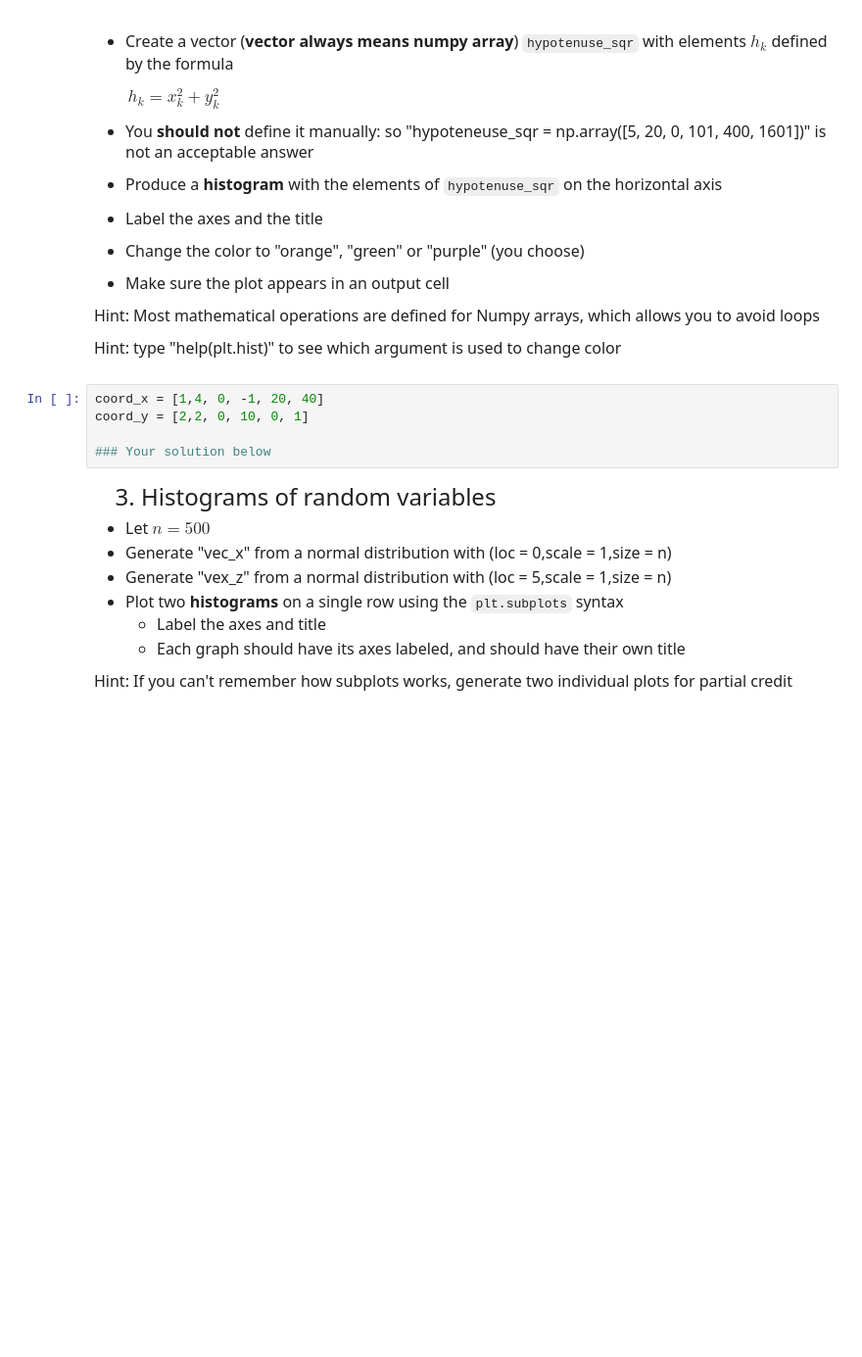
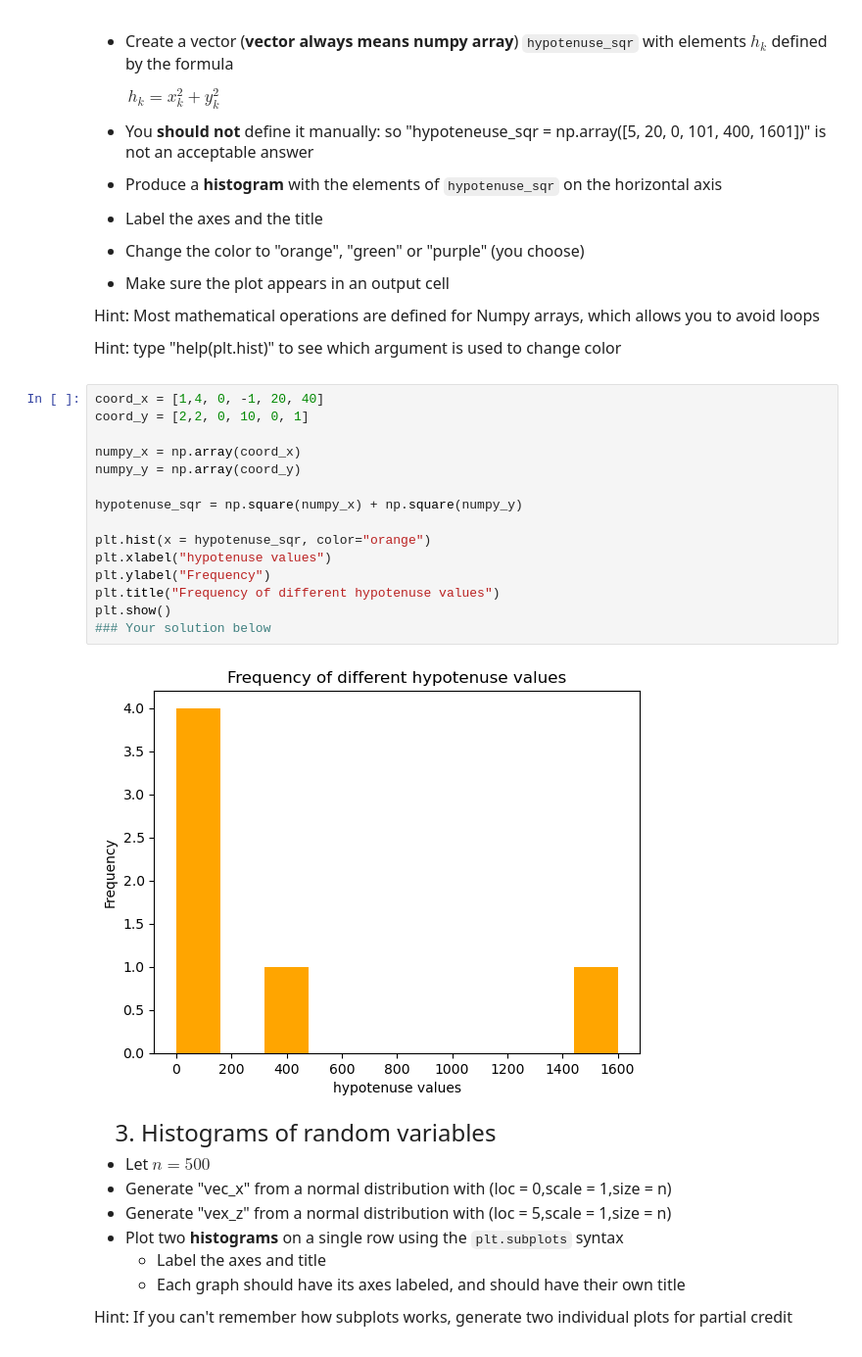
Before and after one commit to kelsxcx/qtm151fall2025, a Jupyter notebook: quiz1_section2/quiz1_section2/Quiz 1.ipynb, the cells around one changed output. Shown at 98% size. Drawn from its saved outputs; the diff is of its cells as text; blank space fills up the shorter version.

```diff
--- a/quiz1_section2/quiz1_section2/Quiz 1.ipynb
+++ b/quiz1_section2/quiz1_section2/Quiz 1.ipynb
@@ -93,8 +107,20 @@ Hint: type "help(plt.hist)" to see which argument is used to change color
 # %%
 coord_x = [1,4, 0, -1, 20, 40]
 coord_y = [2,2, 0, 10, 0, 1]
 
+numpy_x = np.array(coord_x)
+numpy_y = np.array(coord_y)
+
+hypotenuse_sqr = np.square(numpy_x) + np.square(numpy_y)
+
+plt.hist(x = hypotenuse_sqr, color="orange")
+plt.xlabel("hypotenuse values")
+plt.ylabel("Frequency")
+plt.title("Frequency of different hypotenuse values")
+plt.show()
 ### Your solution below
+# %% [output]
+[figure, added]
 # %% [markdown]
 <font size = "5">
 
```
Also changed, not shown: parts of 11 cells of this notebook.
